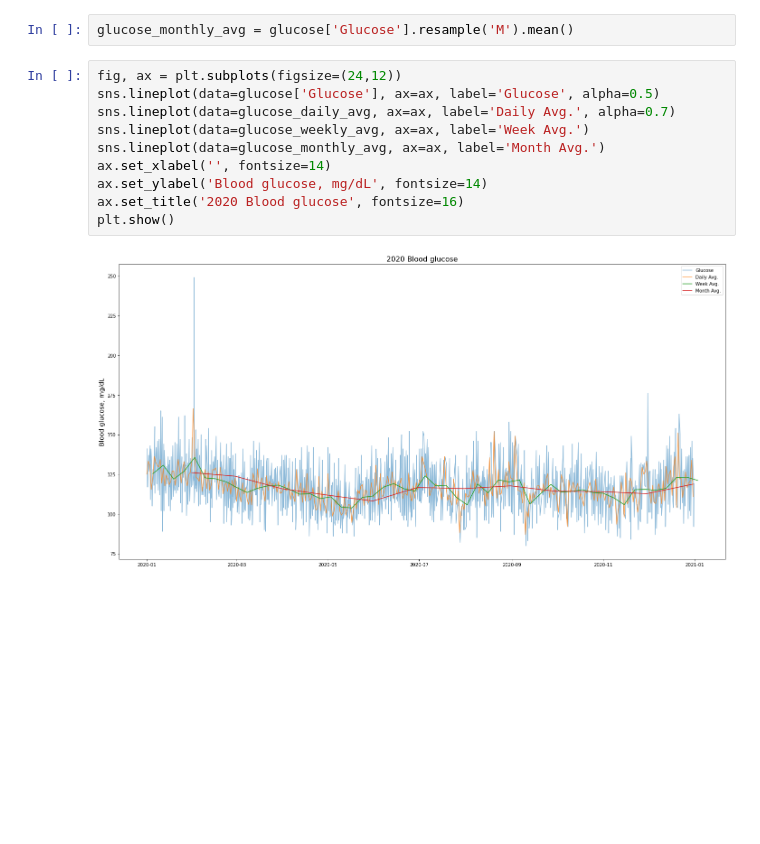
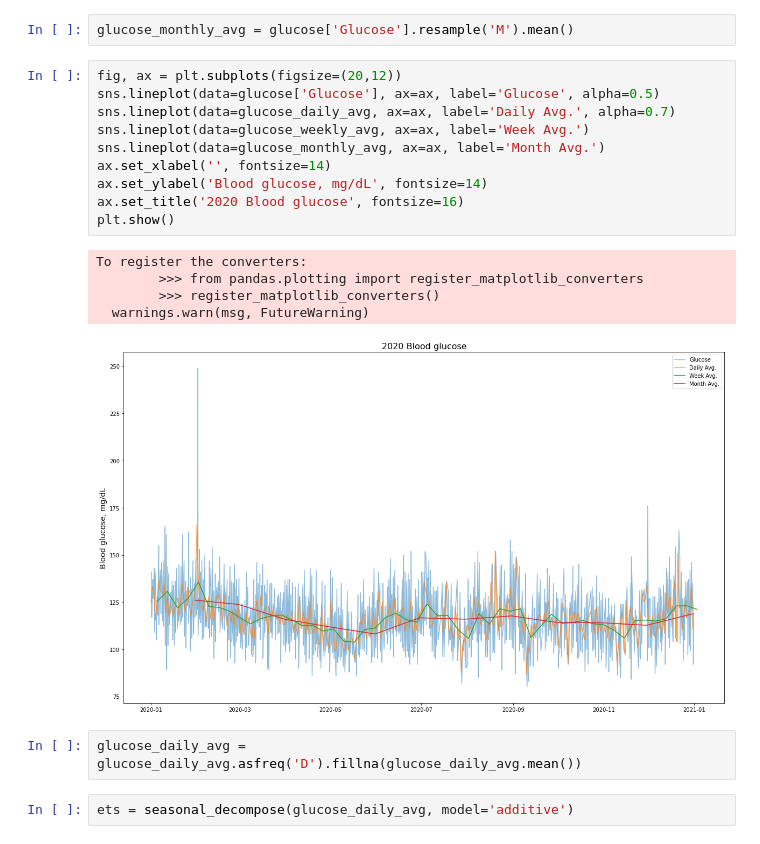
Before and after one commit to jonathanhild/health-analysis, a Jupyter notebook: health-analysis_2020.ipynb, the cells around one changed output. Drawn from its saved outputs; the diff is of its cells as text; blank space fills up the shorter version.

```diff
--- a/health-analysis_2020.ipynb
+++ b/health-analysis_2020.ipynb
@@ -46,14 +47,22 @@ glucose_weekly_avg = glucose['Glucose'].resample('W').mean()
 # %%
 glucose_monthly_avg = glucose['Glucose'].resample('M').mean()
 # %%
-fig, ax = plt.subplots(figsize=(24,12))
+fig, ax = plt.subplots(figsize=(20,12))
 sns.lineplot(data=glucose['Glucose'], ax=ax, label='Glucose', alpha=0.5)
 sns.lineplot(data=glucose_daily_avg, ax=ax, label='Daily Avg.', alpha=0.7)
 sns.lineplot(data=glucose_weekly_avg, ax=ax, label='Week Avg.')
 sns.lineplot(data=glucose_monthly_avg, ax=ax, label='Month Avg.')
 ax.set_xlabel('', fontsize=14)
 ax.set_ylabel('Blood glucose, mg/dL', fontsize=14)
 ax.set_title('2020 Blood glucose', fontsize=16)
 plt.show()
 # %% [output]
+To register the converters:
+        >>> from pandas.plotting import register_matplotlib_converters
+        >>> register_matplotlib_converters()
+  warnings.warn(msg, FutureWarning)
-[figure, old version]
+[figure, new version]
+# %%
+glucose_daily_avg = glucose_daily_avg.asfreq('D').fillna(glucose_daily_avg.mean())
+# %%
+ets = seasonal_decompose(glucose_daily_avg, model='additive')
```
Also changed, not shown: parts of 5 cells of this notebook.
